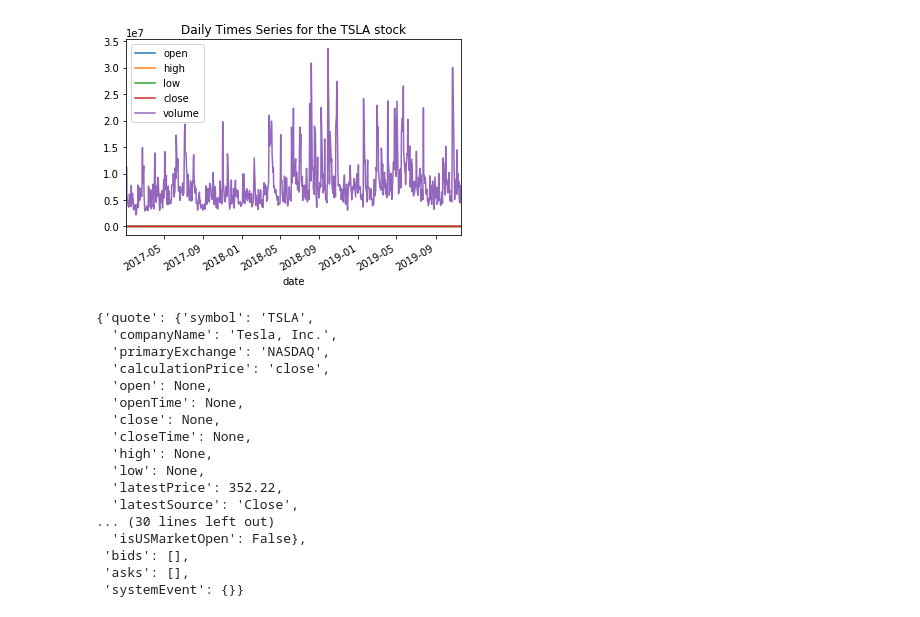
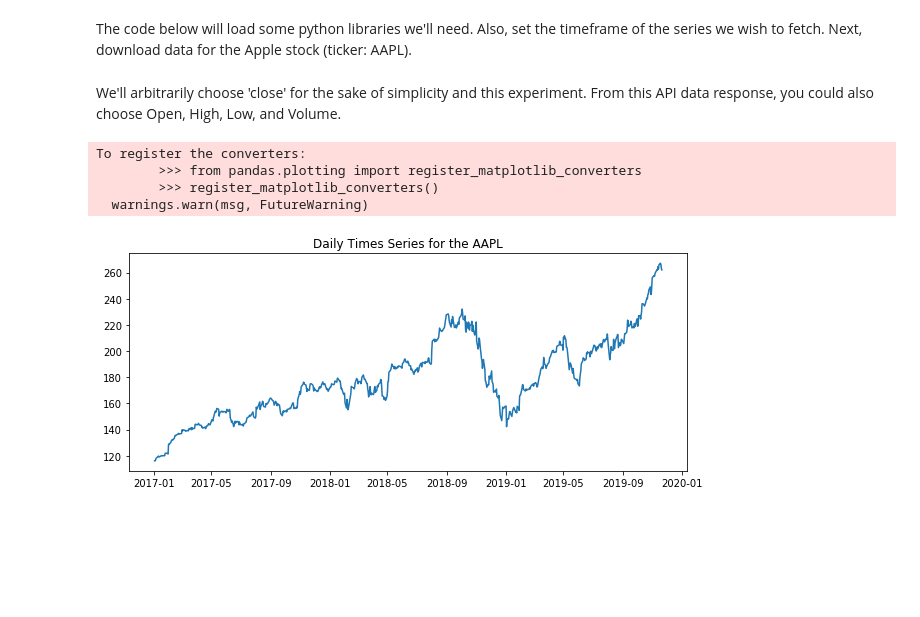
Before and after one commit to bvoisine/corr, a Jupyter notebook: Stock_Sentiment_Corr.ipynb, the cells around one changed output. Drawn from its saved outputs; the diff is of its cells as text; code cells hidden in the pictures; blank space fills up the shorter version.

```diff
--- a/Stock_Sentiment_Corr.ipynb
+++ b/Stock_Sentiment_Corr.ipynb
@@ -6,3 +17,5 @@ os.environ['IEX_TOKEN'] = config.iex_api_key
+# %% [markdown]
+The code below will load some python libraries we'll need. Also, set the timeframe of the series we wish to fetch.  Next, download data for the Apple stock (ticker: AAPL).
 # %%
 from datetime import datetime
 from iexfinance.stocks import get_historical_data
@@ -14,31 +27,14 @@ df = get_historical_data("TSLA", start, end, output_format='pandas')
+# %%
+AAPL = get_historical_data("AAPL", start, end, output_format='pandas')
+# %% [markdown]
+We'll arbitrarily choose 'close' for the sake of simplicity and this experiment.  From this API data response, you could also choose Open, High, Low, and Volume.
 # %%
-import matplotlib.pyplot as plt
-
-df.plot()
-plt.title('Daily Times Series for the TSLA stock')
-plt.show()
+plt.figure(figsize=(10, 4))
+plt.plot(AAPL.index, AAPL['close'])
+plt.title('Daily Times Series for the AAPL');
 # %% [output]
+To register the converters:
+        >>> from pandas.plotting import register_matplotlib_converters
+        >>> register_matplotlib_converters()
+  warnings.warn(msg, FutureWarning)
-[figure, old version]
+[figure, new version]
-# %%
-from iexfinance.stocks import Stock
-
-aapl = Stock("tsla")
-aapl.get_book()
-# %% [output]
-{'quote': {'symbol': 'TSLA',
-  'companyName': 'Tesla, Inc.',
-  'primaryExchange': 'NASDAQ',
-  'calculationPrice': 'close',
-  'open': None,
-  'openTime': None,
-  'close': None,
-  'closeTime': None,
-  'high': None,
-  'low': None,
-  'latestPrice': 352.22,
-  'latestSource': 'Close',
-... (30 lines left out)
-  'isUSMarketOpen': False},
- 'bids': [],
- 'asks': [],
- 'systemEvent': {}}
```
Also changed, not shown: parts of 17 cells of this notebook.
